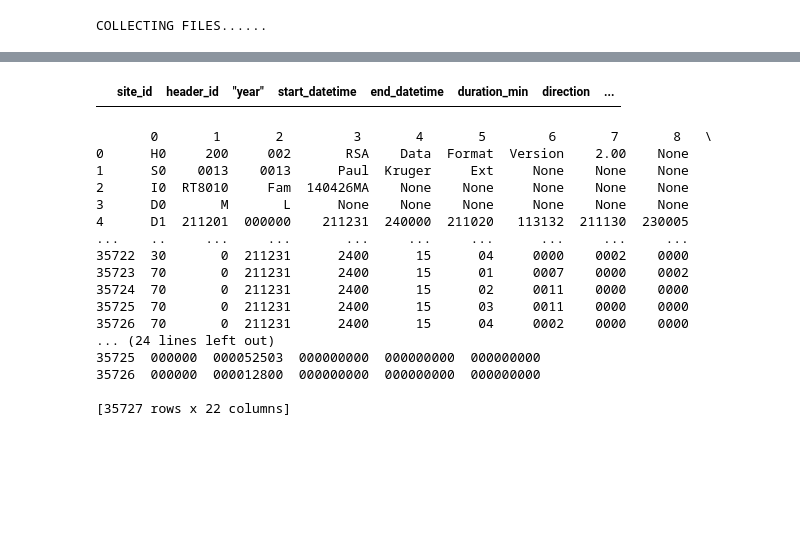
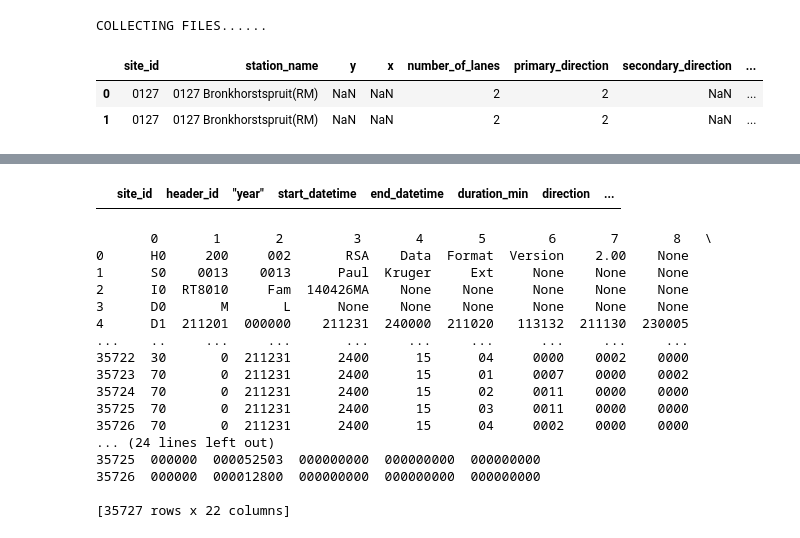
Before and after one commit to brandtosaurus/traffic_electronic_count_ETL, a Jupyter notebook: test.ipynb, the cells around one changed output, grey strips where cells are left out. Saved outputs shown, nothing was run; the diff lists cells and outputs as text; code cells hidden in the pictures; blank space fills up the shorter version.

```diff
--- a/test.ipynb
+++ b/test.ipynb
@@ -120,0 +137,6 @@ data = pd.DataFrame(columns=config.DATA_COLUMN_NAMES)
+# %%
+header.head()
+# %% [output]
+|  | site_id | station_name | y | x | number_of_lanes | primary_direction | secondary_direction | ... |
+| 0 | 0127 | 0127 Bronkhorstspruit(RM) | NaN | NaN | 2 | 2 | NaN | ... |
+| 1 | 0127 | 0127 Bronkhorstspruit(RM) | NaN | NaN | 2 | 2 | NaN | ... |
```
Also changed, not shown: parts of 21 cells of this notebook, 4 other files.
